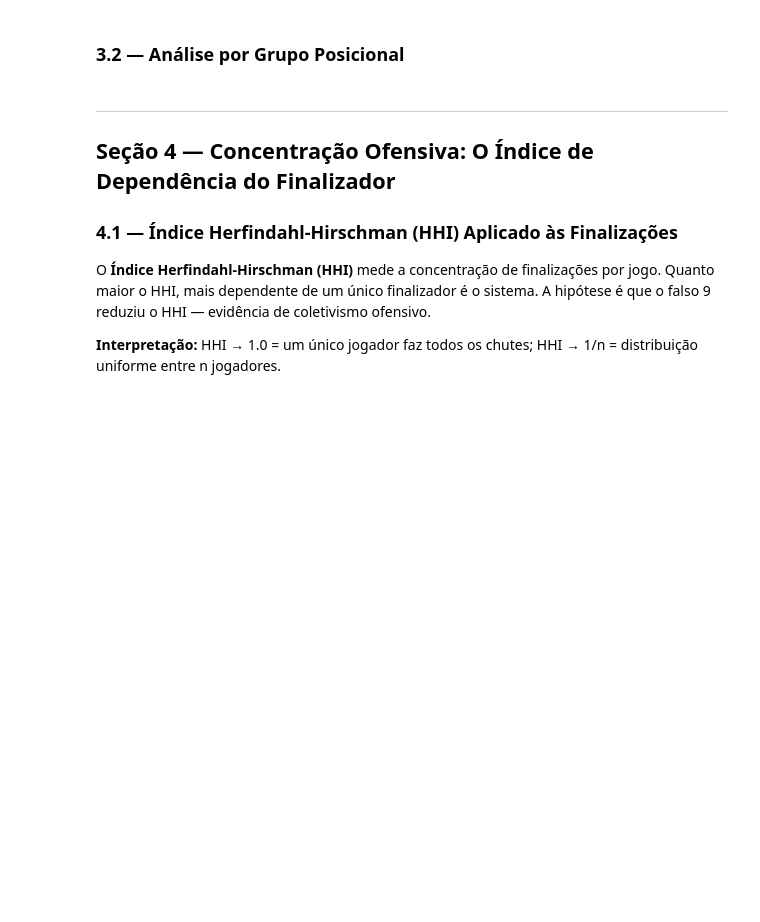
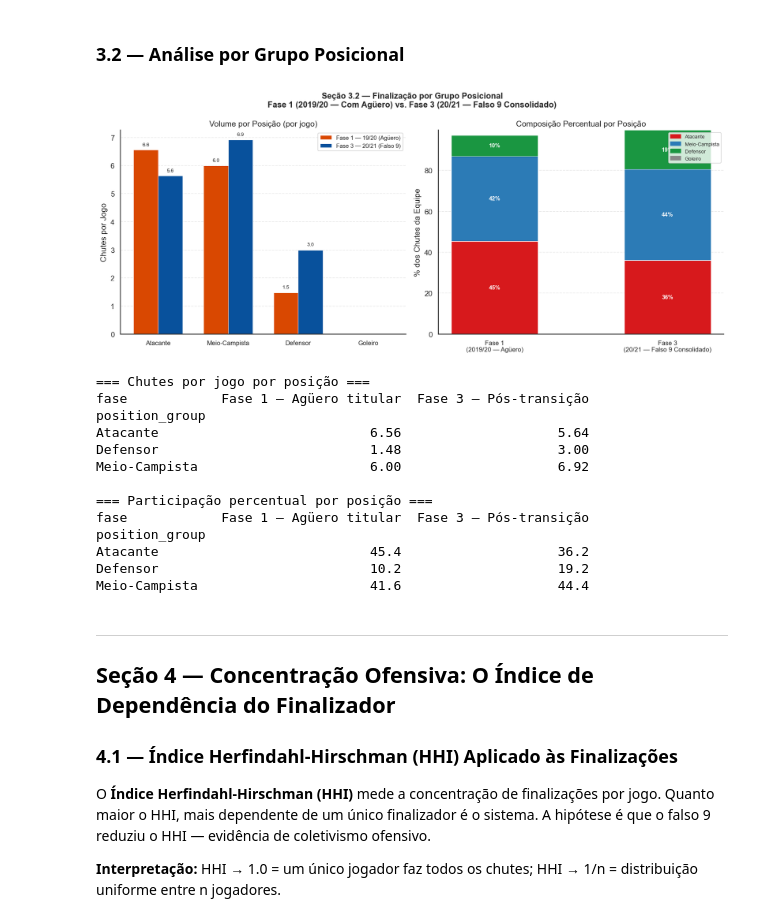
Before and after one commit to carolabdu/futebol-analise, a Jupyter notebook: Analise_City_19_20_20_21_completo.ipynb, the cells around one changed output. Cells and saved outputs as stored; diff of their text form; code cells hidden in the pictures; blank space fills up the shorter version.

```diff
--- a/Analise_City_19_20_20_21_completo.ipynb
+++ b/Analise_City_19_20_20_21_completo.ipynb
@@ -327,8 +427,7 @@ position_map = {
 
 mc_shots['position_group'] = mc_shots['player'].map(position_map).fillna('Outro')
 
-fase_compare = mc_shots[mc_shots['fase'].isin(['Fase 1 — Referência 19/20', 'Fase 3 — Falso 9'])].copy()
-
+fase_compare = mc_shots[mc_shots['fase'].isin([fase1_label, fase3_label])].copy()
 shots_by_pos = (
     fase_compare.groupby(['fase', 'position_group'])
     .size()
@@ -346,8 +445,8 @@ shots_by_pos['position_group'] = pd.Categorical(
     shots_by_pos['position_group'], categories=pos_order_vis, ordered=True
 )
 
-f1_col = 'Fase 1 — Referência 19/20'
-f3_col = 'Fase 3 — Falso 9'
+f1_col = 'Fase 1 — Agüero titular'
+f3_col = 'Fase 3 — Pós-transição'
 
 pivot_vol = shots_by_pos.pivot(index='position_group', columns='fase', values='shots_per_game').fillna(0)
 pivot_pct = shots_by_pos.pivot(index='position_group', columns='fase', values='pct').fillna(0)
@@ -384,34 +483,49 @@ cores_pos = {'Atacante': '#d7191c', 'Meio-Campista': '#2c7bb6', 'Defensor': '#1a
 bottom1, bottom2 = 0.0, 0.0
 handles = []
 for pos in pos_order_vis:
     pv1 = pivot_pct.loc[pos, f1_col] if (pos in pivot_pct.index and f1_col in pivot_pct.columns) else 0
     pv3 = pivot_pct.loc[pos, f3_col] if (pos in pivot_pct.index and f3_col in pivot_pct.columns) else 0
     ax2.bar(0, pv1, bottom=bottom1, color=cores_pos[pos], edgecolor='white', linewidth=0.5, width=0.5)
     ax2.bar(1, pv3, bottom=bottom2, color=cores_pos[pos], edgecolor='white', linewidth=0.5, width=0.5)
     handles.append(mpatches.Patch(color=cores_pos[pos], label=pos))
     if pv1 > 3:
         ax2.text(0, bottom1 + pv1 / 2, f'{pv1:.0f}%', ha='center', va='center',
                  fontsize=9, color='white', fontweight='bold')
     if pv3 > 3:
         ax2.text(1, bottom2 + pv3 / 2, f'{pv3:.0f}%', ha='center', va='center',
                  fontsize=9, color='white', fontweight='bold')
     bottom1 += pv1
     bottom2 += pv3
 
 ax2.set_xticks([0, 1])
-ax2.set_xticklabels(['Fase 1\n(2019/20 — Agüero)', 'Fase 3\n(20/21 — Falso 9)'], fontsize=10)
+ax2.set_xticklabels(['Fase 1\n(2019/20 — Agüero)', 'Fase 3\n(20/21 — Falso 9 Consolidado)'], fontsize=10)
 ax2.set_ylabel('% dos Chutes da Equipe')
 ax2.set_title('Composição Percentual por Posição')
 ax2.legend(handles=handles, loc='upper right', fontsize=8)
 ax2.yaxis.grid(True, linestyle='--', alpha=0.4)
 
 plt.tight_layout()
 plt.show()
 
 print("\n=== Chutes por jogo por posição ===")
 print(pivot_vol.round(2).to_string())
 print("\n=== Participação percentual por posição ===")
 print(pivot_pct.round(1).to_string())
+# %% [output]
+[figure, added]
+=== Chutes por jogo por posição ===
+fase            Fase 1 — Agüero titular  Fase 3 — Pós-transição
+position_group
+Atacante                           6.56                    5.64
+Defensor                           1.48                    3.00
+Meio-Campista                      6.00                    6.92
+
+=== Participação percentual por posição ===
+fase            Fase 1 — Agüero titular  Fase 3 — Pós-transição
+position_group
+Atacante                           45.4                    36.2
+Defensor                           10.2                    19.2
+Meio-Campista                      41.6                    44.4
 # %% [markdown]
 ---
 ## Seção 4 — Concentração Ofensiva: O Índice de Dependência do Finalizador
```
Also changed, not shown: parts of 13 cells of this notebook.
